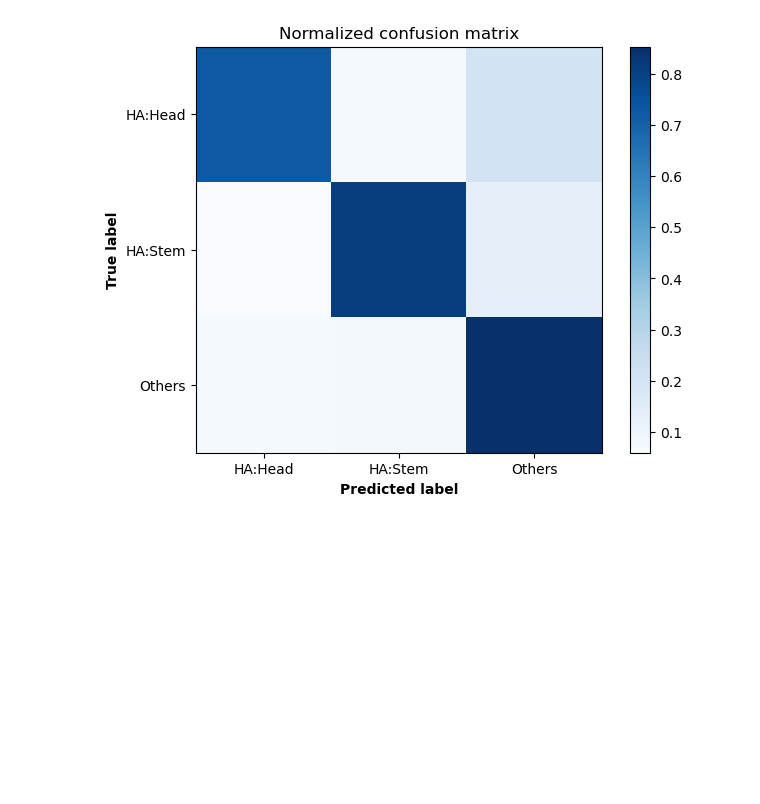
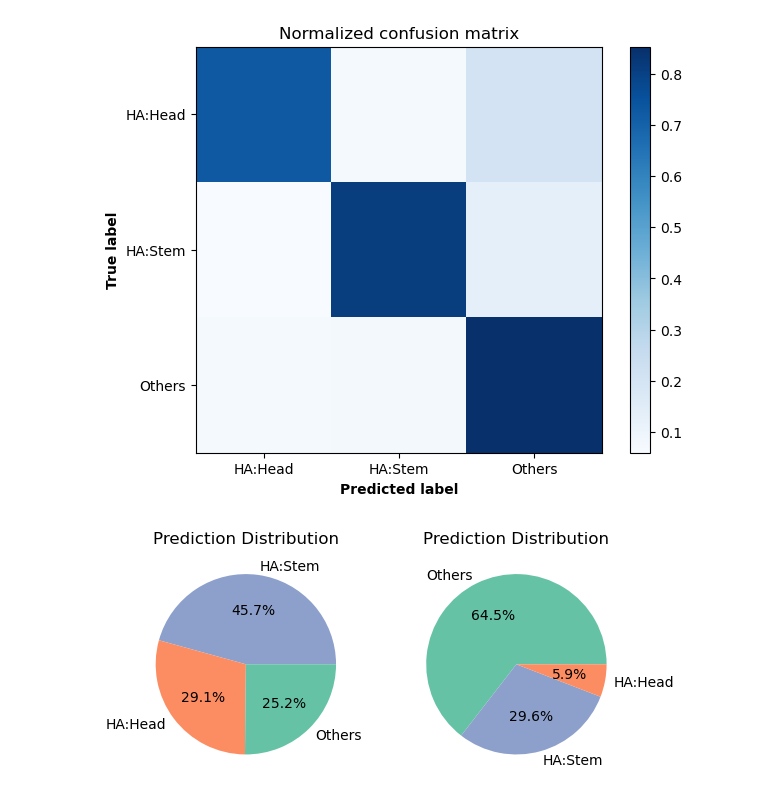
Before and after one commit to nicwulab/HA_Abs, a Jupyter notebook: HA_epitope_prediction/plot.ipynb, the cells around one changed output. Cells and saved outputs as stored; diff of their text form; code cells hidden in the pictures; blank space fills up the shorter version.

Commit message:
update prediction on Flu unknown

```diff
--- a/HA_epitope_prediction/plot.ipynb
+++ b/HA_epitope_prediction/plot.ipynb
@@ -70,3 +70,44 @@ plt.xlabel('Predicted label',fontdict={'size': 10, 'weight': 'bold'})
 plt.savefig('./result/confusion_matrix.png', dpi=300)
 # %% [output]
 [figure]
+# %%
+import pandas as pd
+import matplotlib.pyplot as plt
+import seaborn as sns
+# Read the TSV file into a Pandas DataFrame
+df = pd.read_csv('./result/Flu_unknown_prediction.tsv', delimiter='\t')
+df2 = pd.read_csv('./result/Flu_unknown_predictions_by_Encoder.csv')
+# Define the class label dictionary
+class_labels = {0: 'HA:Head', 1: 'HA:Stem', 2: 'Others'}
+# Extract the 'prediction' column
+pred_col = df['predicted_class'].map(class_labels)
+pred_col2 = df2['predicted_label'].map(class_labels)
+
+colors = sns.color_palette('Set2', len(value_counts))
+# Define the colors for each unique value in the column
+colors_dict = {
+    'Others': colors[0],
+    'HA:Head': colors[1],
+    'HA:Stem': colors[2]
+}
+
+# Define the colors for the pie chart using a Seaborn color palette
+
+# Count the occurrences of each unique value in the column
+value_counts = pred_col.value_counts()
+value_counts2 = pred_col2.value_counts()
+
+fig, (ax1, ax2) = plt.subplots(1, 2)
+# Create a pie chart using Matplotlib
+ax1.pie(value_counts.values, labels=value_counts.index, colors=[colors_dict[x] for x in value_counts.index],autopct='%1.1f%%')
+ax1.set_title('Prediction Distribution')
+
+
+# Create a pie chart using Matplotlib
+ax2.pie(value_counts2.values, labels=value_counts2.index, colors=[colors_dict[x] for x in value_counts2.index],autopct='%1.1f%%')
+ax2.set_title('Prediction Distribution')
+
+# Save the pie chart as a PNG file
+plt.savefig('./result/prediction_distribution.png', dpi=300, bbox_inches='tight')
+# %% [output]
+[figure, added]
```
Also changed, not shown: 5 other files.
